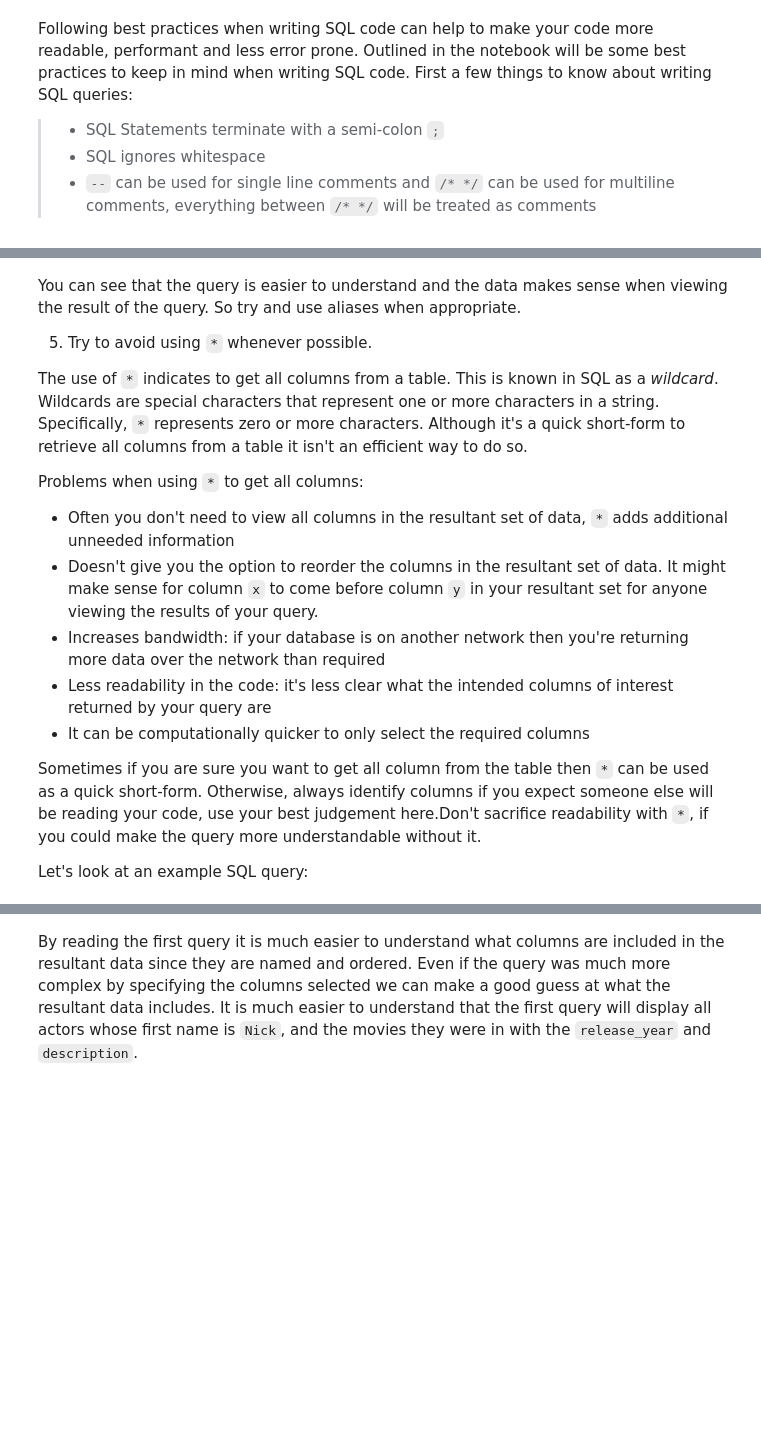
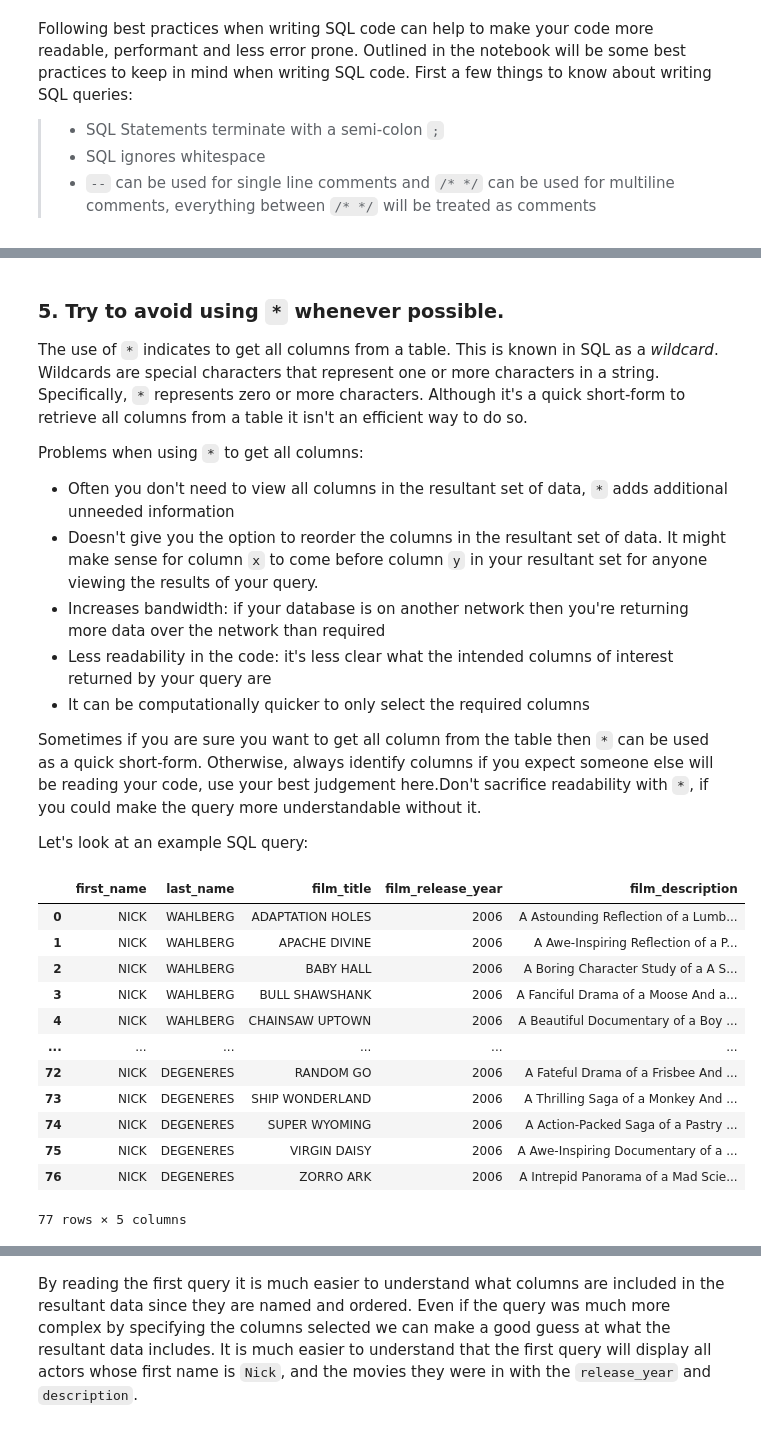
Before and after one commit to ranvirsahota/AiCore, a Jupyter notebook: 1_sql_best_practices/notebook_lesson.ipynb, the cells around one changed output, grey strips where cells are left out. Drawn from its saved outputs; the diff is of its cells as text; code cells hidden in the pictures; blank space fills up the shorter version.

Commit message:
updated notebook to include results and removed video

```diff
--- a/1_sql_best_practices/notebook_lesson.ipynb
+++ b/1_sql_best_practices/notebook_lesson.ipynb
@@ -120,8 +148,5 @@ You can see in the preferred version, it's much easier to understand what the re
 # %% [markdown]
-
-You can see that the query is easier to understand and the data makes sense when viewing the result of the query. So try and use aliases when appropriate.
-
-5. Try to avoid using `*` whenever possible.
+### 5. Try to avoid using `*` whenever possible.
 
 The use of `*` indicates to get all columns from a table. This is known in SQL as a *wildcard*. Wildcards are special characters that represent one or more characters in a string. Specifically, `*` represents zero or more characters. Although it's a quick short-form to retrieve all columns from a table it isn't an efficient way to do so.
 
@@ -137,31 +162,35 @@ Sometimes if you are sure you want to get all column from the table then `*` can
 
 Let's look at an example SQL query:
 # %%
-/* The queries here will return the release year, description, title
-of all films which actors who's first name is Nick. */
+'''The queries here will return the release year, description, title
+of all films which actors who's first name is Nick.'''
 
-SELECT actor.first_name,
-       actor.last_name,
-       film.title AS film_title,
-       film.release_year AS film_release_year,
-       film.description AS film_description
-FROM
-    actor
-JOIN
-    film_actor ON actor.actor_id = film_actor.actor_id
-JOIN
-    film ON film_actor.film_id = film.film_id
-WHERE
-    first_name = 'NICK';
-
--- is preferable to
-
-SELECT *
-FROM
-    actor
-JOIN
-    film_actor ON actor.actor_id = film_actor.actor_id
-JOIN
-    film ON film_actor.film_id = film.film_id
-WHERE
-    first_name = 'NICK';
+execute_query('''
+                SELECT actor.first_name,
+                    actor.last_name,
+                    film.title AS film_title,
+                    film.release_year AS film_release_year,
+                    film.description AS film_description
+                FROM
+                    actor
+                JOIN
+                    film_actor ON actor.actor_id = film_actor.actor_id
+                JOIN
+                    film ON film_actor.film_id = film.film_id
+                WHERE
+                    first_name = 'NICK';
+            ''')
+# %% [output]
+|  | first_name | last_name | film_title | film_release_year | film_description |
+| 0 | NICK | WAHLBERG | ADAPTATION HOLES | 2006 | A Astounding Reflection of a Lumb... |
+| 1 | NICK | WAHLBERG | APACHE DIVINE | 2006 | A Awe-Inspiring Reflection of a P... |
+| 2 | NICK | WAHLBERG | BABY HALL | 2006 | A Boring Character Study of a A S... |
+| 3 | NICK | WAHLBERG | BULL SHAWSHANK | 2006 | A Fanciful Drama of a Moose And a... |
+| 4 | NICK | WAHLBERG | CHAINSAW UPTOWN | 2006 | A Beautiful Documentary of a Boy ... |
+| ... | ... | ... | ... | ... | ... |
+| 72 | NICK | DEGENERES | RANDOM GO | 2006 | A Fateful Drama of a Frisbee And ... |
+| 73 | NICK | DEGENERES | SHIP WONDERLAND | 2006 | A Thrilling Saga of a Monkey And ... |
+| 74 | NICK | DEGENERES | SUPER WYOMING | 2006 | A Action-Packed Saga of a Pastry ... |
+| 75 | NICK | DEGENERES | VIRGIN DAISY | 2006 | A Awe-Inspiring Documentary of a ... |
+| 76 | NICK | DEGENERES | ZORRO ARK | 2006 | A Intrepid Panorama of a Mad Scie... |
+77 rows × 5 columns
```
Also changed, not shown: parts of 18 cells of this notebook.
